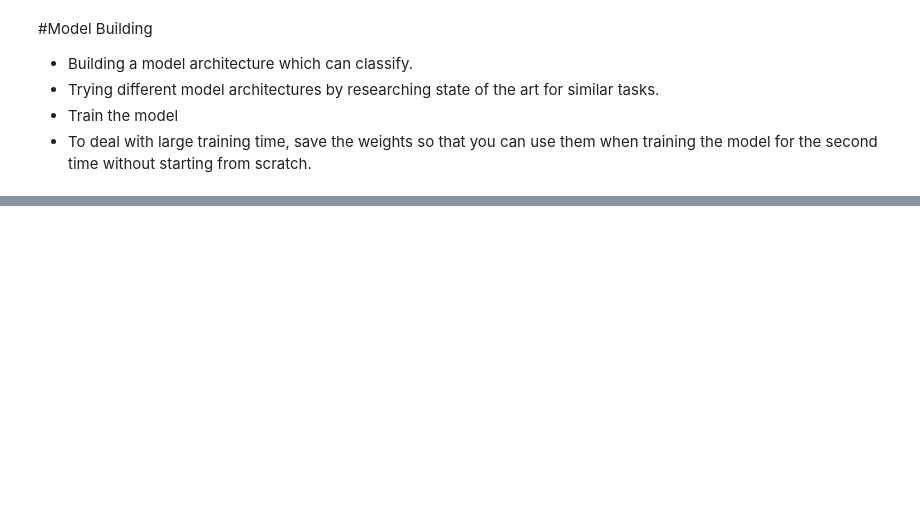
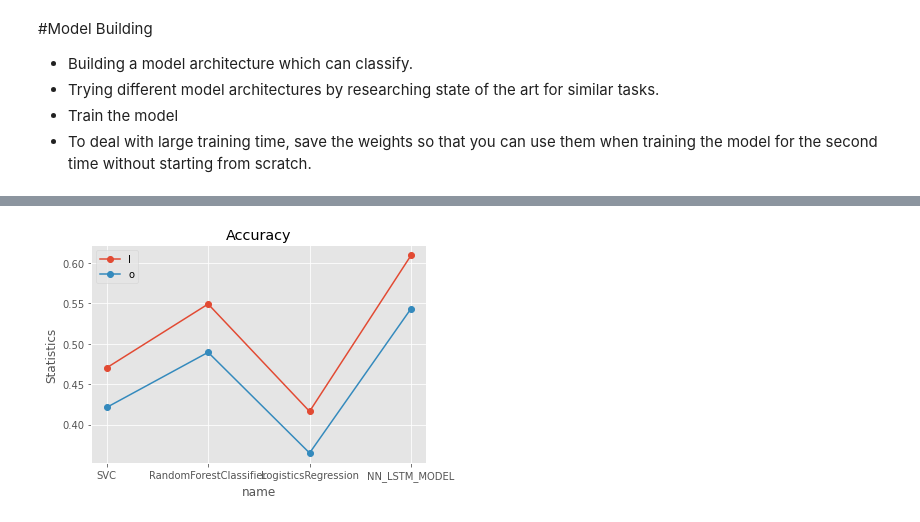
Before and after one commit to vikasktyagi0/capstone2020, a Jupyter notebook: AutomaticTicketAssignment.ipynb, the cells around one changed output, grey strips where cells are left out. Cells and saved outputs as stored; diff of their text form; code cells hidden in the pictures; blank space fills up the shorter version.

```diff
--- a/AutomaticTicketAssignment.ipynb
+++ b/AutomaticTicketAssignment.ipynb
@@ -463,0 +851,4 @@ results.cv_results_
+# %%
+plotter.draw_line_chart(dfResult, 'Accuracy','name', ['train_accuracy','test_accuracy'])
+# %% [output]
+[figure, added]
```
Also changed, not shown: parts of 34 cells of this notebook, 1 other file.
